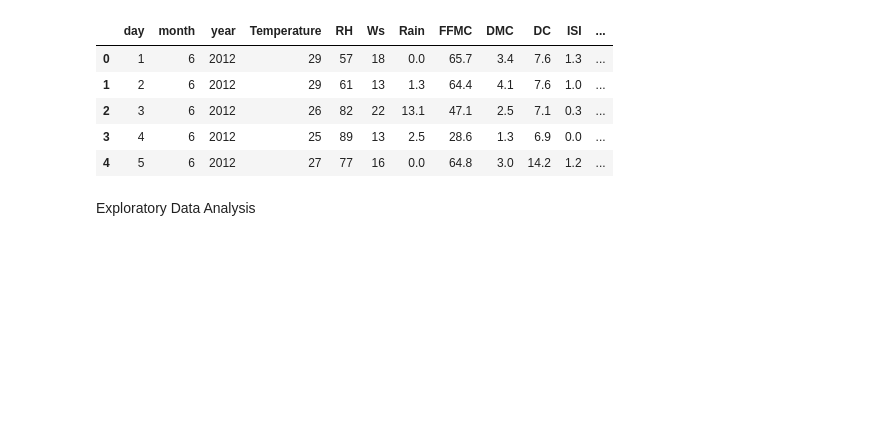
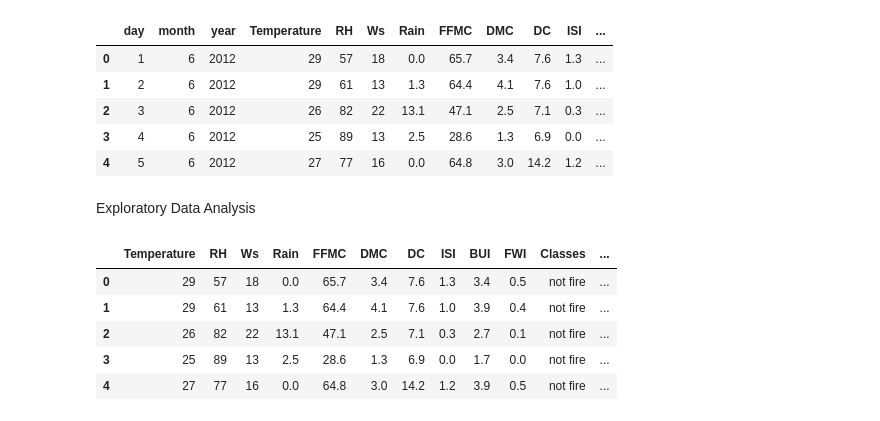
Before and after one commit to kunalkaushik1982/ml-regression, a Jupyter notebook: ridge_lasso_regression.ipynb, the cells around one changed output. Drawn from its saved outputs; the diff is of its cells as text; code cells hidden in the pictures; blank space fills up the shorter version.

```diff
--- a/ridge_lasso_regression.ipynb
+++ b/ridge_lasso_regression.ipynb
@@ -295,3 +295,14 @@ df.head()
 df.to_csv('Algerian_forest_fires_cleaned_dataset.csv',index=False)
 # %% [markdown]
 Exploratory Data Analysis
+# %%
+## drop day, month and year
+df_copy=df.drop(['day','month','year'],axis=1)
+df_copy.head()
+# %% [output]
+|  | Temperature | RH | Ws | Rain | FFMC | DMC | DC | ISI | BUI | FWI | Classes | ... |
+| 0 | 29 | 57 | 18 | 0.0 | 65.7 | 3.4 | 7.6 | 1.3 | 3.4 | 0.5 | not fire | ... |
+| 1 | 29 | 61 | 13 | 1.3 | 64.4 | 4.1 | 7.6 | 1.0 | 3.9 | 0.4 | not fire | ... |
+| 2 | 26 | 82 | 22 | 13.1 | 47.1 | 2.5 | 7.1 | 0.3 | 2.7 | 0.1 | not fire | ... |
+| 3 | 25 | 89 | 13 | 2.5 | 28.6 | 1.3 | 6.9 | 0.0 | 1.7 | 0.0 | not fire | ... |
+| 4 | 27 | 77 | 16 | 0.0 | 64.8 | 3.0 | 14.2 | 1.2 | 3.9 | 0.5 | not fire | ... |
```
Also changed, not shown: parts of 5 cells of this notebook.
